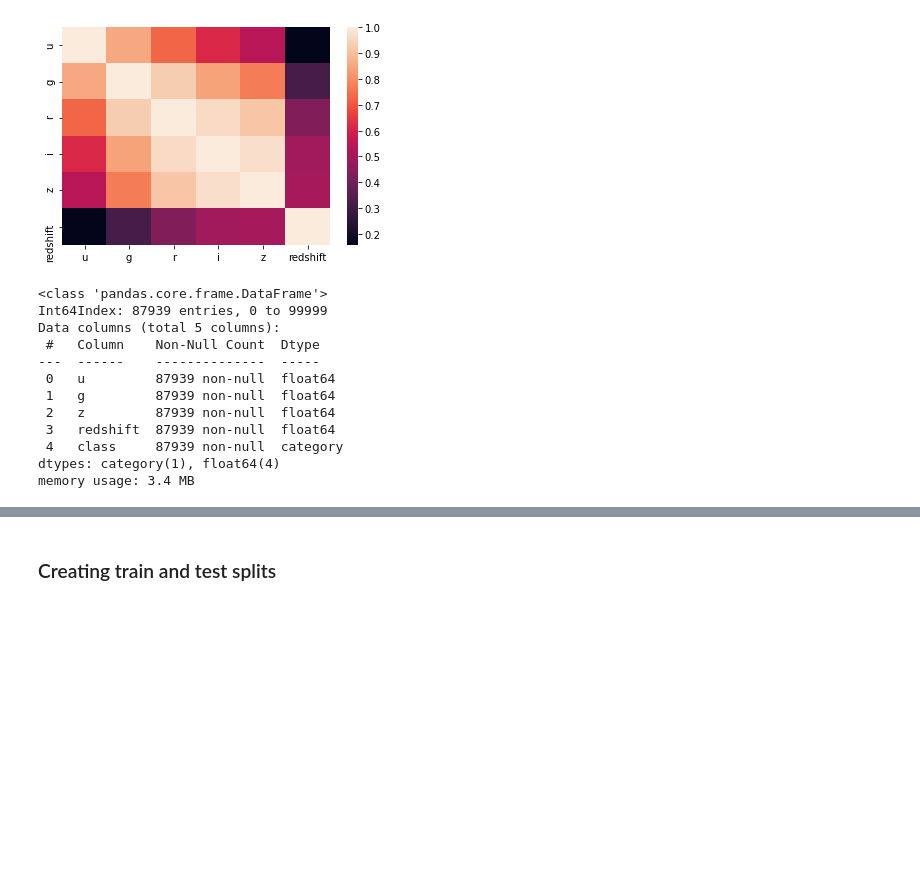
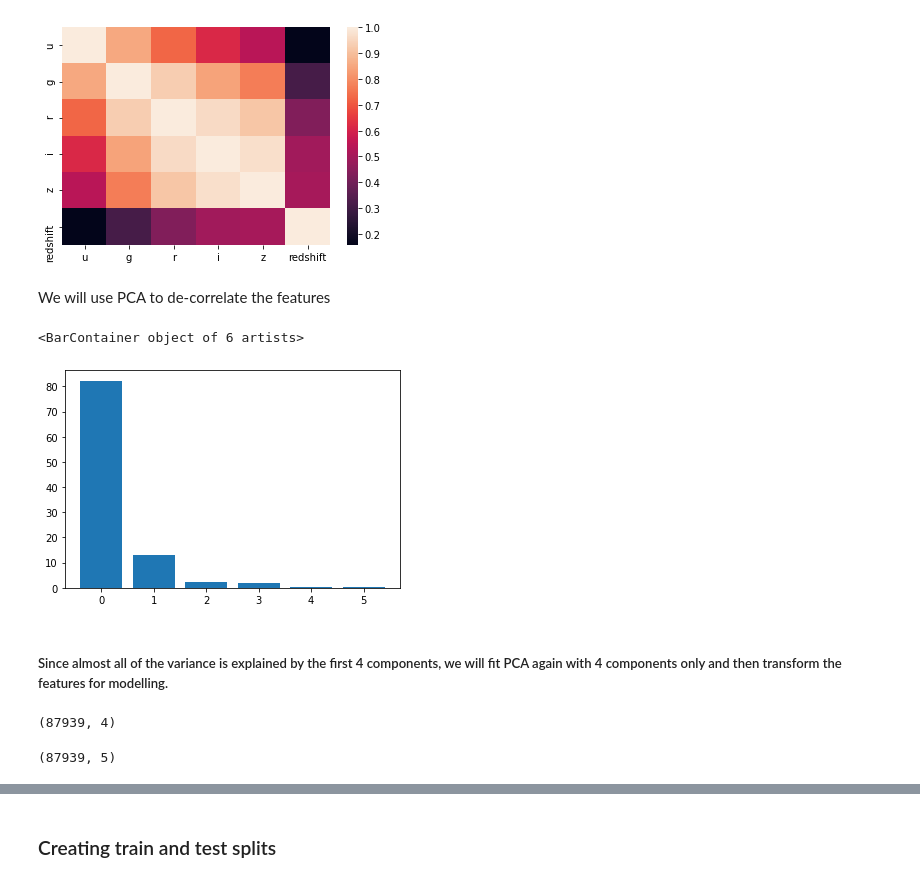
Before and after one commit to harshbaberwal21/Stellar-Classification, a Jupyter notebook: Modeling.ipynb, the cells around one changed output, grey strips where cells are left out. Cells and saved outputs as stored; diff of their text form; code cells hidden in the pictures; blank space fills up the shorter version.

Commit message:
EDA and Modeling Update

```diff
--- a/Modeling.ipynb
+++ b/Modeling.ipynb
@@ -161,24 +129,5 @@ z         0.541491  0.770890  0.917534  0.971108  1.000000  0.503812
 redshift  0.158087  0.312706  0.431491  0.493881  0.503812  1.000000
 <AxesSubplot:>
 [figure]
-# %%
-# u and g are collinear
-# g,r,i,z are collinear
-# Removing r,i
-
-stellar_features_new = stellar_features.drop(columns = ['r','i'])
-features_new = ['u','g','z','redshift']
-stellar_features_new.info()
-# %% [output]
-<class 'pandas.core.frame.DataFrame'>
-Int64Index: 87939 entries, 0 to 99999
-Data columns (total 5 columns):
- #   Column    Non-Null Count  Dtype
----  ------    --------------  -----
- 0   u         87939 non-null  float64
- 1   g         87939 non-null  float64
- 2   z         87939 non-null  float64
- 3   redshift  87939 non-null  float64
- 4   class     87939 non-null  category
-dtypes: category(1), float64(4)
-memory usage: 3.4 MB
+# %% [markdown]
+We will use PCA to de-correlate the features
@@ -184,0 +136,24 @@ memory usage: 3.4 MB
+# %%
+#### PCA
+
+## Fitting PCA to the features
+from sklearn.decomposition import PCA
+model = PCA()
+
+model.fit(stellar_features[features].values)
+
+pca_comps = range(model.n_components_)
+
+plt.bar(pca_comps, [(x * 100)/sum(model.explained_variance_) for x in [model.explained_variance_]][0])
+# %% [output]
+<BarContainer object of 6 artists>
+[figure, added]
+# %% [markdown]
+##### Since almost all of the variance is explained by the first 4 components, we will fit PCA again with 4 components only and then transform the features for modelling.
+# %%
+## Fitting PCA
+model = PCA(n_components=4)
+stellar_transformed = model.fit_transform(stellar_features[features].values)
+stellar_transformed.shape
+# %% [output]
+(87939, 4)
@@ -184,0 +163,5 @@ memory usage: 3.4 MB
+# %%
+## Checking the shape of the data
+stellar_transformed_1.shape
+# %% [output]
+(87939, 5)
```
Also changed, not shown: parts of 52 cells of this notebook, 3 other files.
